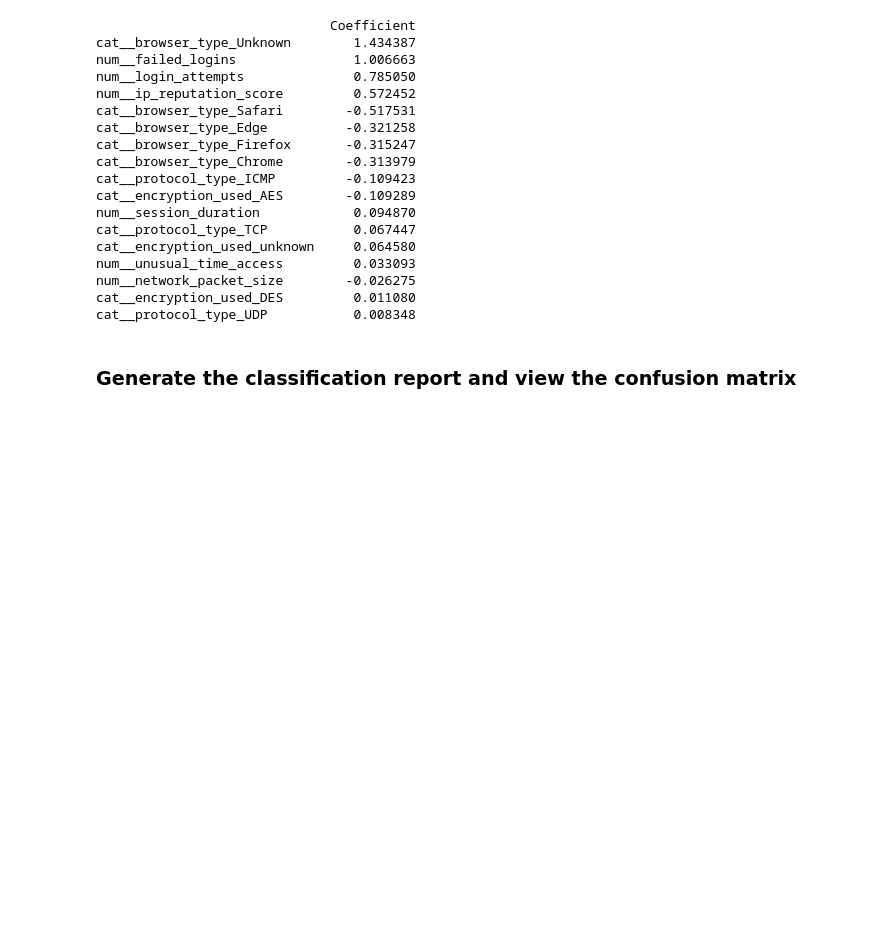
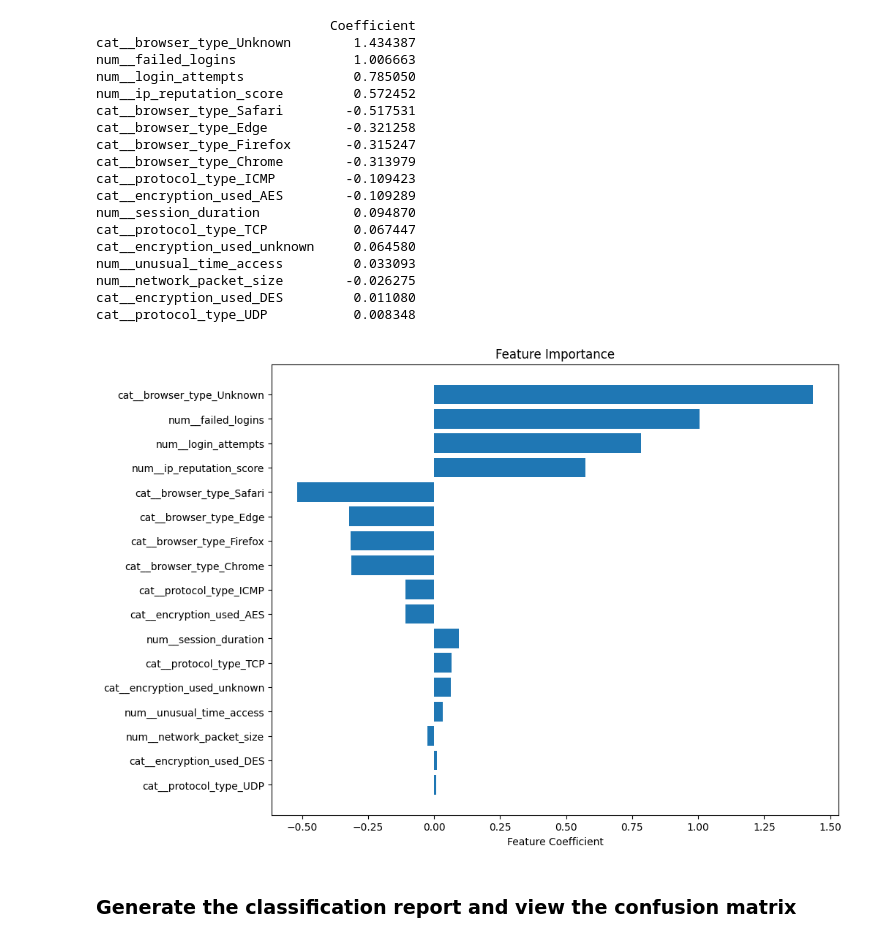
Before and after one commit to Iqra-qbl/pa-messing, a Jupyter notebook: notebooks/first.ipynb, the cells around one changed output. Saved outputs shown, nothing was run; the diff lists cells and outputs as text; code cells hidden in the pictures; blank space fills up the shorter version.

```diff
--- a/notebooks/first.ipynb
+++ b/notebooks/first.ipynb
@@ -300,6 +303,37 @@ num__unusual_time_access         0.033093
 num__network_packet_size        -0.026275
 cat__encryption_used_DES         0.011080
 cat__protocol_type_UDP           0.008348
+# %%
+# Show the most important features in a bar plot
+
+def plot_feature_importance(model, columns):
+    """
+    Plots the feature importance of a model.
+
+    Parameters:
+    - model: The trained model.
+    - columns: The column names corresponding to the feature importance.
+
+    Returns:
+    None
+    """
+    feature_importance = model.coef_.ravel()
+    sorted_idx = np.argsort(np.abs(feature_importance))
+
+    plt.figure(figsize=(12, 8))
+    plt.barh(range(len(sorted_idx)), feature_importance[sorted_idx], align="center")
+    plt.yticks(range(len(sorted_idx)), np.array(columns)[sorted_idx])
+    plt.xlabel("Feature Coefficient")
+    plt.title("Feature Importance")
+    plt.savefig('../images/feature_importance.png')  # Save the plot to file before showing it
+    plt.show()
+
+plot_feature_importance(
+    model=pipeline["model"],
+    columns=pipeline["preprocessor"].get_feature_names_out(),
+)
+# %% [output]
+[figure, added]
 # %% [markdown]
 ### Generate the classification report and view the confusion matrix
 # %%
```
Also changed, not shown: parts of 1 cell of this notebook, 5 other files.
